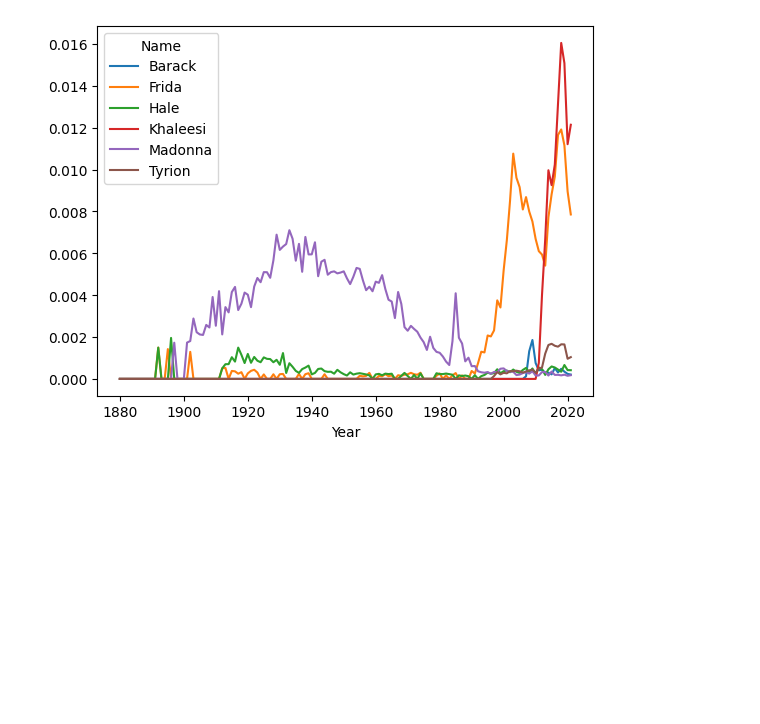
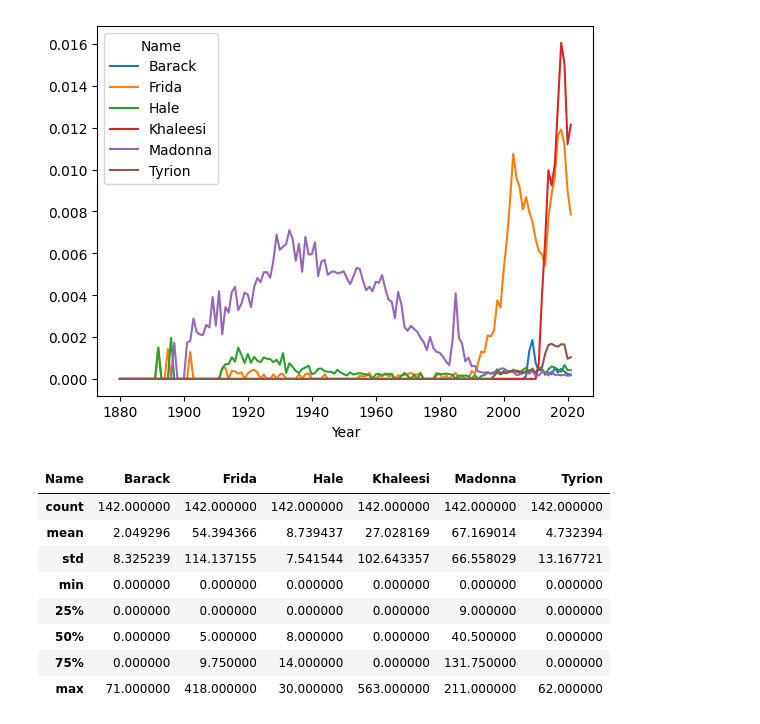
Before and after one commit to bahyali/code-ds-baby-names, a Jupyter notebook: baby_timelines.ipynb, the cells around one changed output. Drawn from its saved outputs; the diff is of its cells as text; code cells hidden in the pictures; blank space fills up the shorter version.

```diff
--- a/baby_timelines.ipynb
+++ b/baby_timelines.ipynb
@@ -183,5 +183,7 @@ for name in names_to_plot:
 # %%
-name_groups.pivot_table(index="Year", columns='Name', values='Count').plot()
+count_pivot = name_groups.pivot_table(
+    index="Year", columns='Name', values='Count')
+count_pivot.plot()
 plt.show()
 # %% [output]
 [figure]
@@ -190,3 +193,15 @@ name_groups.pivot_table(index="Year", columns='Name', values='Percentage').plot(
 plt.show()
 # %% [output]
 [figure]
+# %%
+count_pivot.describe()
+# %% [output]
+| Name | Barack | Frida | Hale | Khaleesi | Madonna | Tyrion |
+| count | 142.000000 | 142.000000 | 142.000000 | 142.000000 | 142.000000 | 142.000000 |
+| mean | 2.049296 | 54.394366 | 8.739437 | 27.028169 | 67.169014 | 4.732394 |
+| std | 8.325239 | 114.137155 | 7.541544 | 102.643357 | 66.558029 | 13.167721 |
+| min | 0.000000 | 0.000000 | 0.000000 | 0.000000 | 0.000000 | 0.000000 |
+| 25% | 0.000000 | 0.000000 | 0.000000 | 0.000000 | 9.000000 | 0.000000 |
+| 50% | 0.000000 | 5.000000 | 8.000000 | 0.000000 | 40.500000 | 0.000000 |
+| 75% | 0.000000 | 9.750000 | 14.000000 | 0.000000 | 131.750000 | 0.000000 |
+| max | 71.000000 | 418.000000 | 30.000000 | 563.000000 | 211.000000 | 62.000000 |
```
Also changed, not shown: parts of 6 cells of this notebook.
